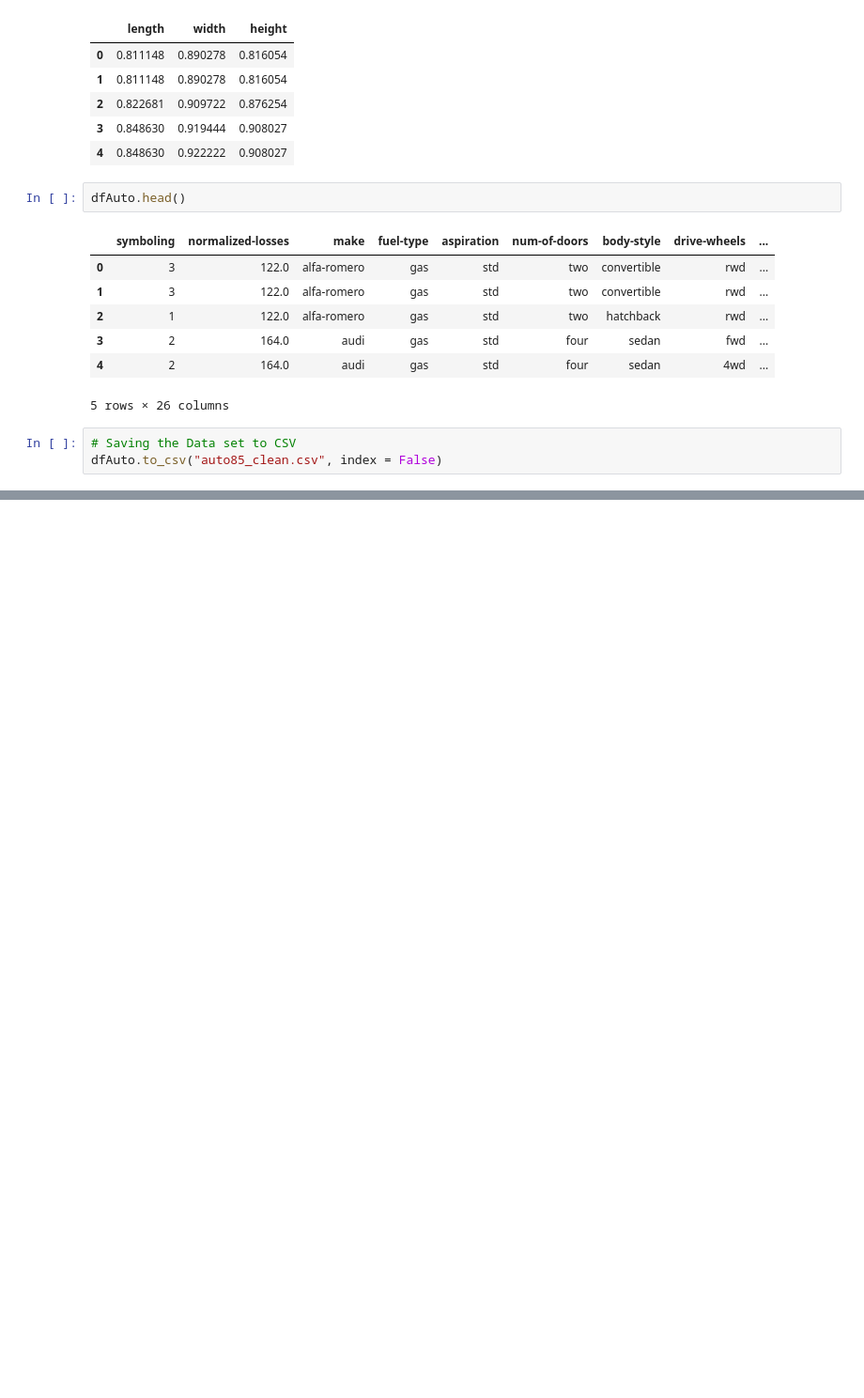
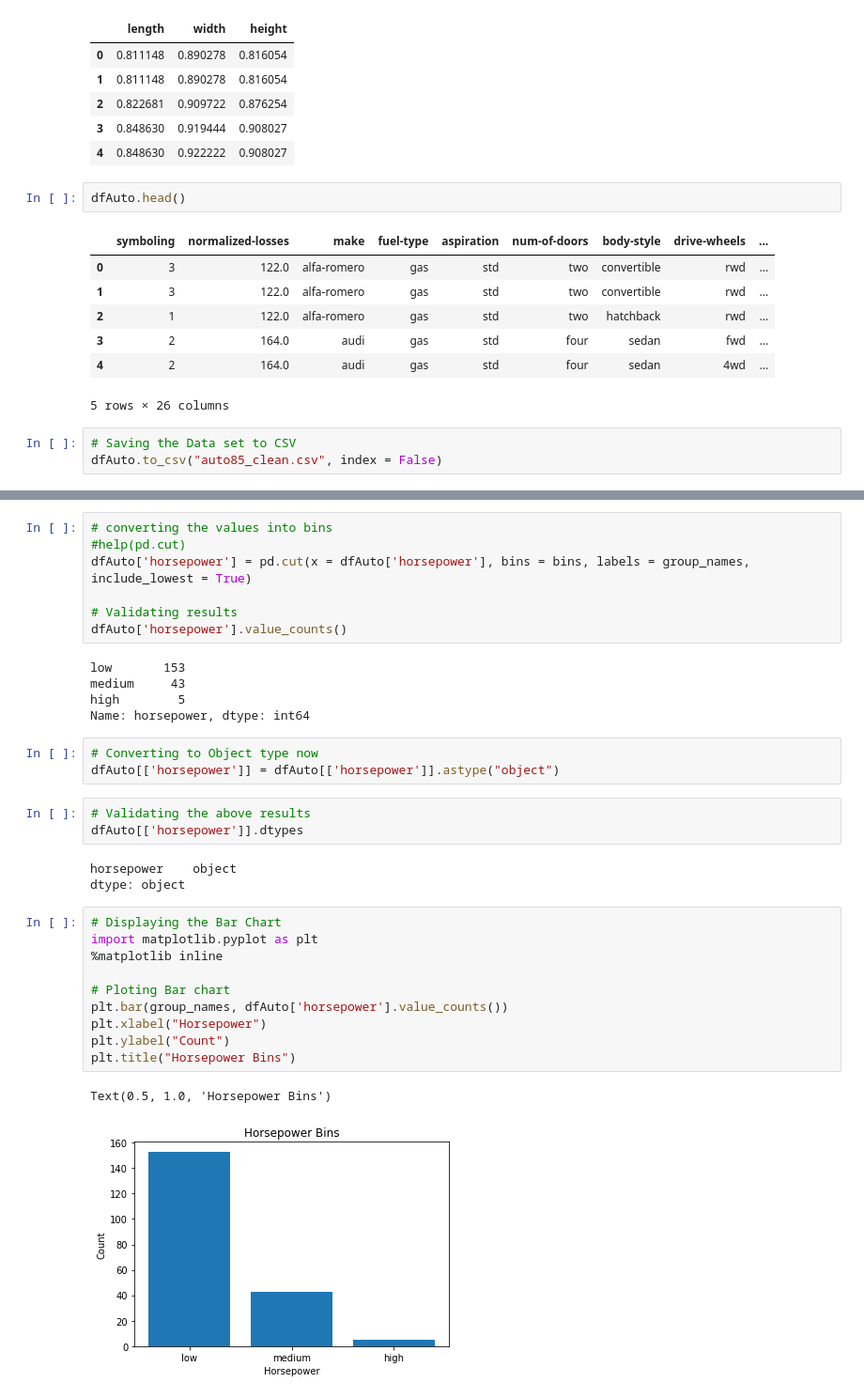
Before and after one commit to arorapankaj/cs_py_automobile_85, a Jupyter notebook: data_cleaning.ipynb, the cells around one changed output, grey strips where cells are left out. Shown: that part at 94% size. Saved outputs shown, nothing was run; the diff lists cells and outputs as text; blank space fills up the shorter version.

```diff
--- a/data_exploratory_analysis.ipynb
+++ b/data_cleaning.ipynb
@@ -258,0 +286,34 @@ dfAuto.to_csv("auto85_clean.csv", index = False)
+# %%
+# converting the values into bins
+#help(pd.cut)
+dfAuto['horsepower'] = pd.cut(x = dfAuto['horsepower'], bins = bins, labels = group_names, include_lowest = True)
+
+# Validating results
+dfAuto['horsepower'].value_counts()
+# %% [output]
+low       153
+medium     43
+high        5
+Name: horsepower, dtype: int64
+# %%
+# Converting to Object type now
+dfAuto[['horsepower']] = dfAuto[['horsepower']].astype("object")
+# %%
+# Validating the above results
+dfAuto[['horsepower']].dtypes
+# %% [output]
+horsepower    object
+dtype: object
+# %%
+# Displaying the Bar Chart
+import matplotlib.pyplot as plt
+%matplotlib inline
+
+# Ploting Bar chart
+plt.bar(group_names, dfAuto['horsepower'].value_counts())
+plt.xlabel("Horsepower")
+plt.ylabel("Count")
+plt.title("Horsepower Bins")
+# %% [output]
+Text(0.5, 1.0, 'Horsepower Bins')
+[figure, added]
```
Also changed, not shown: parts of 11 cells of this notebook, 1 other file.
